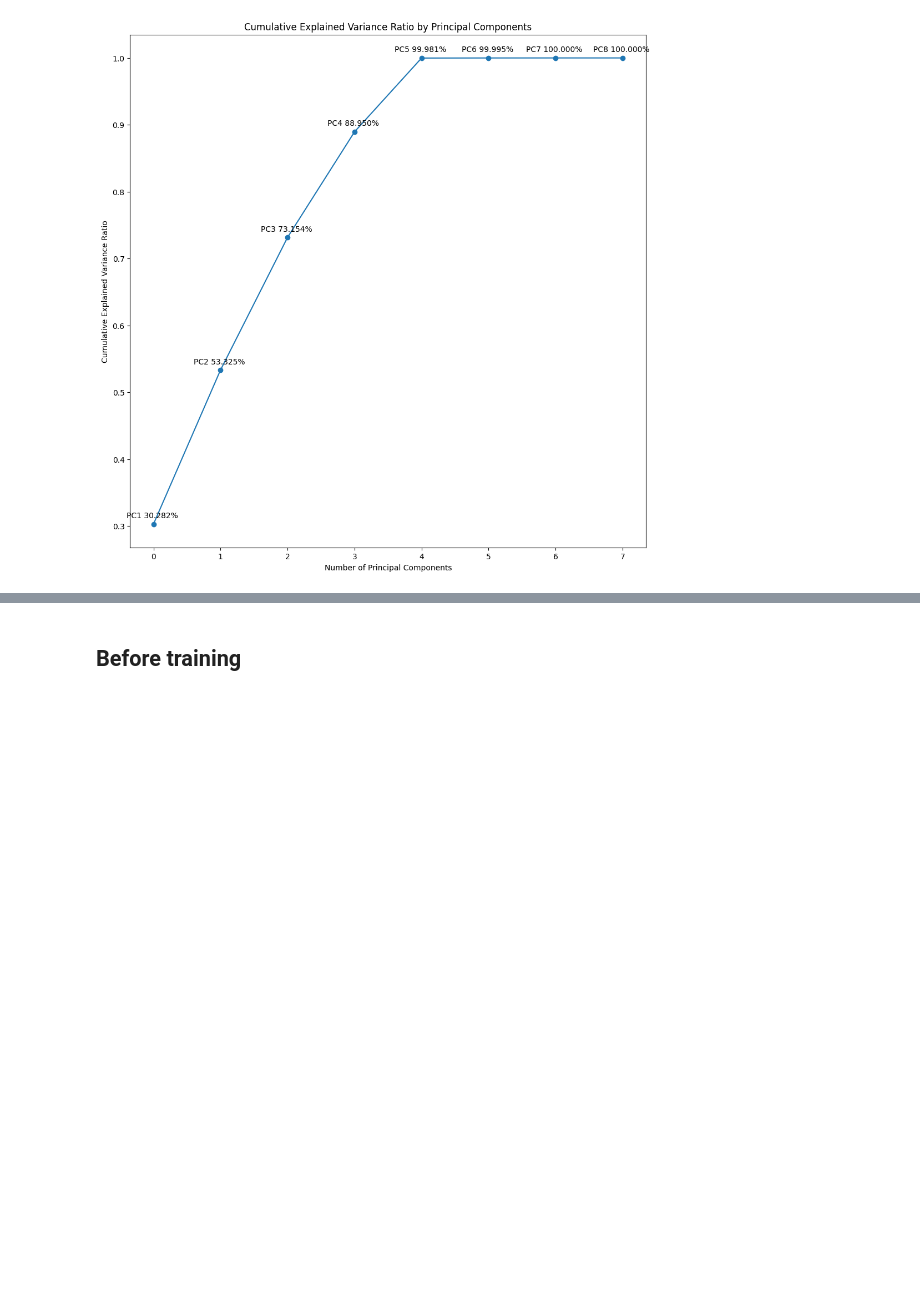
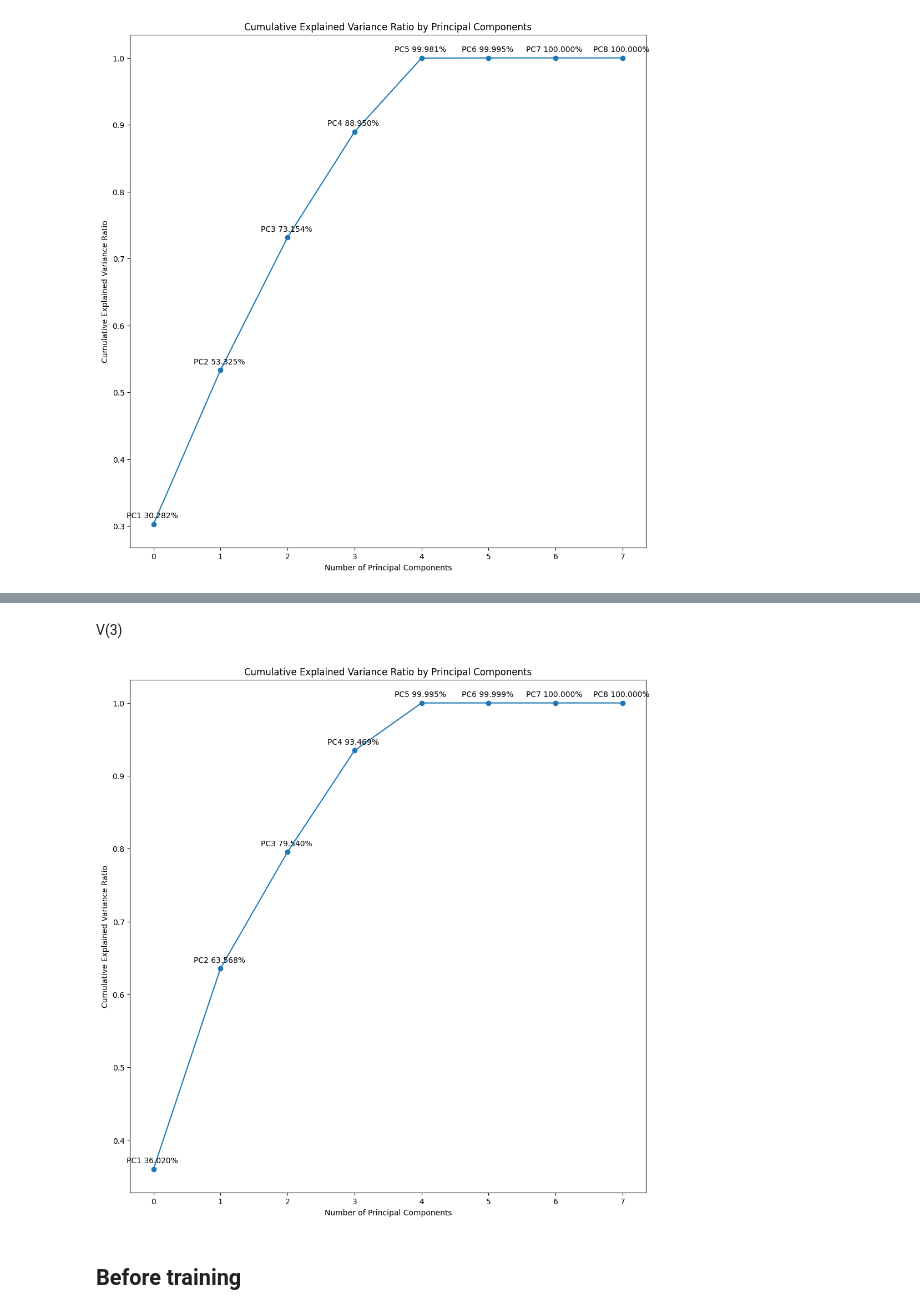
Before and after one commit to Aavash232311/transformer-pt-analysis, a Jupyter notebook: analysis/cumulative_variance_ratio.ipynb, the cells around one changed output, grey strips where cells are left out. Cells and saved outputs as stored; diff of their text form; code cells hidden in the pictures; blank space fills up the shorter version.

```diff
--- a/analysis/cumulative_variance_ratio.ipynb
+++ b/analysis/cumulative_variance_ratio.ipynb
@@ -21,3 +27,9 @@ explained_variance(full_path)
+# %% [markdown]
+V(3)
+# %%
+explained_variance(os.path.join(checkpoint_dir, 'v3.pth'))
+# %% [output]
+[figure, added]
 # %% [markdown]
 ## Before training
 # %%
```
Also changed, not shown: parts of 3 cells of this notebook, 4 other files.
